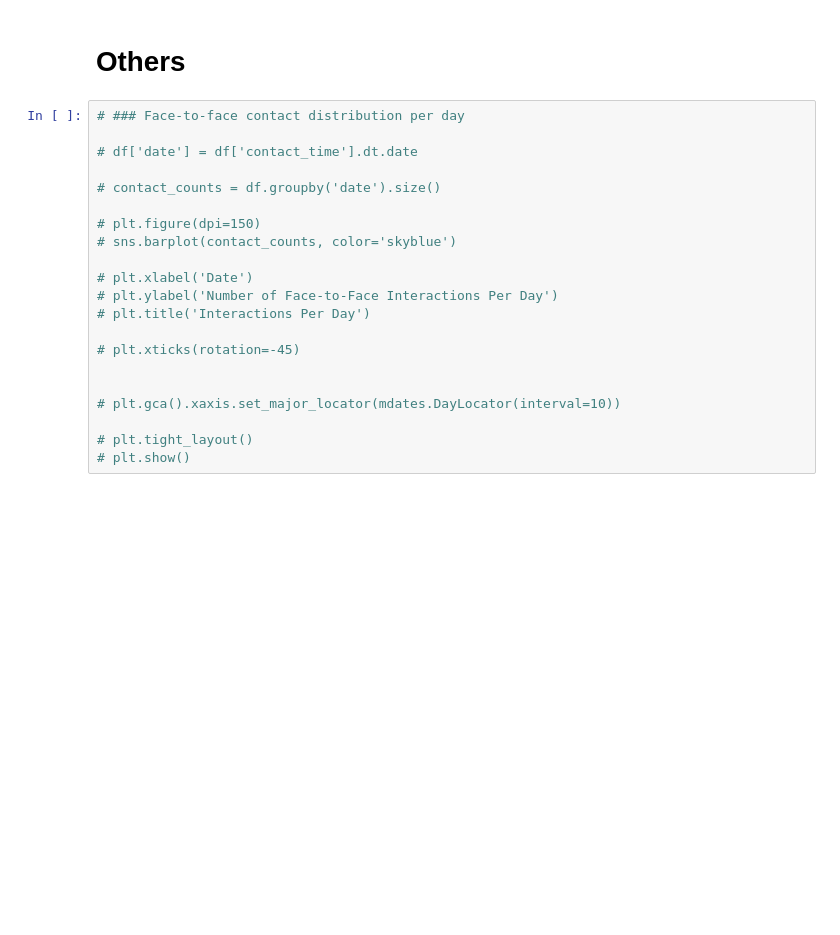
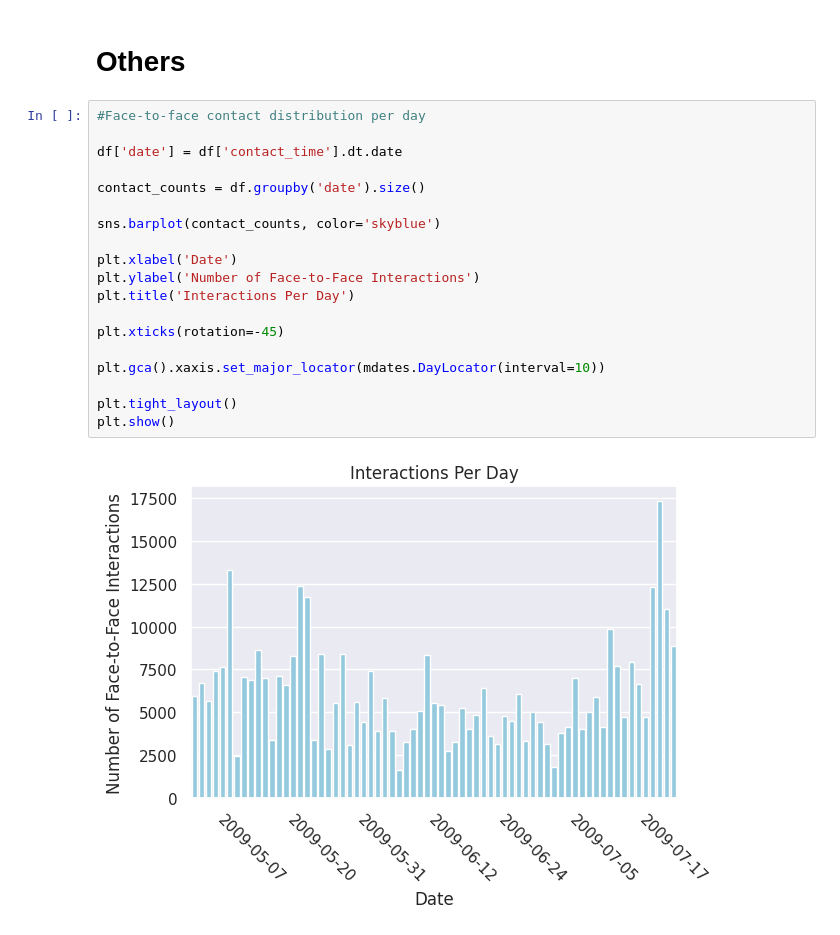
Before and after one commit to haxmxah/DDSA_Assignment_3, a Jupyter notebook: notebooks/assignment II.ipynb, the cells around one changed output. Cells and saved outputs as stored; diff of their text form; blank space fills up the shorter version.

```diff
--- a/notebooks/assignment II.ipynb
+++ b/notebooks/assignment II.ipynb
@@ -866,23 +1053,23 @@ f.close()
 # %% [markdown]
 # Others
 # %%
-# ### Face-to-face contact distribution per day
+#Face-to-face contact distribution per day
 
-# df['date'] = df['contact_time'].dt.date
+df['date'] = df['contact_time'].dt.date
 
-# contact_counts = df.groupby('date').size()
+contact_counts = df.groupby('date').size()
 
-# plt.figure(dpi=150)
-# sns.barplot(contact_counts, color='skyblue')
+sns.barplot(contact_counts, color='skyblue')
 
-# plt.xlabel('Date')
-# plt.ylabel('Number of Face-to-Face Interactions Per Day')
-# plt.title('Interactions Per Day')
+plt.xlabel('Date')
+plt.ylabel('Number of Face-to-Face Interactions')
+plt.title('Interactions Per Day')
 
-# plt.xticks(rotation=-45)
+plt.xticks(rotation=-45)
 
+plt.gca().xaxis.set_major_locator(mdates.DayLocator(interval=10))
 
-# plt.gca().xaxis.set_major_locator(mdates.DayLocator(interval=10))
-
-# plt.tight_layout()
-# plt.show()
+plt.tight_layout()
+plt.show()
+# %% [output]
+[figure, added]
```
Also changed, not shown: parts of 20 cells of this notebook, 1 other file.
